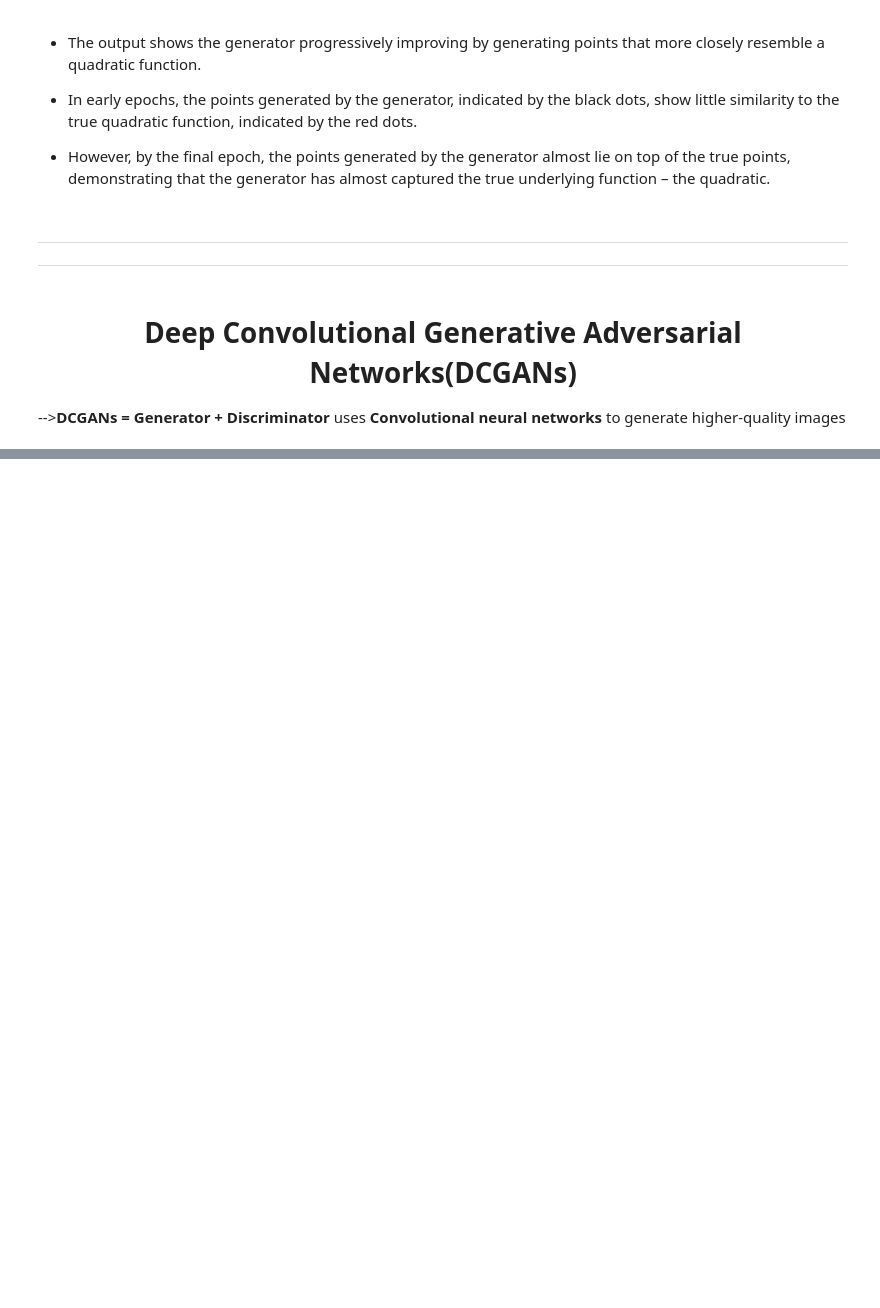
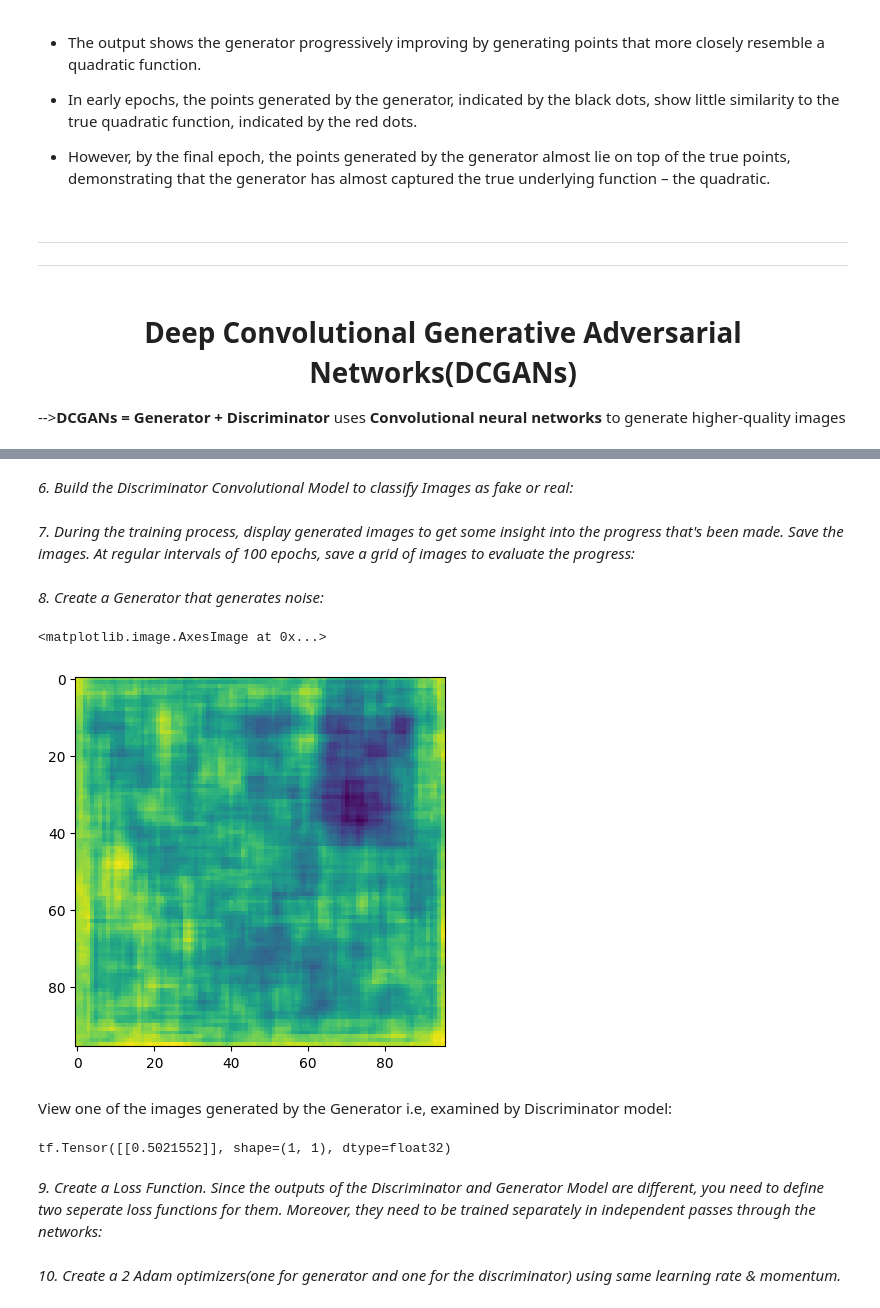
Before and after one commit to BalavSha/Deep-Learning, a Jupyter notebook: Generative_Adversarial_Networks(GANs).ipynb, the cells around one changed output, grey strips where cells are left out. Drawn from its saved outputs; the diff is of its cells as text; code cells hidden in the pictures; blank space fills up the shorter version.

```diff
--- a/Generative_Adversarial_Networks(GANs).ipynb
+++ b/Generative_Adversarial_Networks(GANs).ipynb
@@ -963,0 +1430,2 @@ train(generator, discriminator, gan_model, latent_dim)
+# %% [markdown]
+*6. Build the Discriminator Convolutional Model to classify Images as fake or real:*
@@ -963,0 +1508,2 @@ train(generator, discriminator, gan_model, latent_dim)
+# %% [markdown]
+*7. During the training process, display generated images to get some insight into the progress that's been made. Save the images. At regular intervals of 100 epochs, save a grid of images to evaluate the progress:*
@@ -963,0 +1556,35 @@ train(generator, discriminator, gan_model, latent_dim)
+# %% [markdown]
+*8. Create a Generator that generates noise:*
+# %%
+# Create a generator model
+generator = create_generator(seed_vector, img_chan)
+
+# Generate a random noise vector
+noise = tf.random.normal([1, seed_vector])
+
+# Use the generator model to generate an image from the noise vector
+gen_img = generator(noise, training=False)
+
+# Display the generated image using Matplotlib
+plt.imshow(gen_img[0, :, :, 0])
+# %% [output]
+<matplotlib.image.AxesImage at 0x...>
+[figure, added]
+# %% [markdown]
+View one of the images generated by the Generator i.e, examined by Discriminator model:
+# %%
+# Set the shape of the input images
+img_shape = (gen_square, gen_square, img_chan)
+
+# Create a discriminator model
+discriminator = create_discriminator(img_shape)
+
+# Use the discriminator model to classify the generated image as real or fake
+decision = discriminator(gen_img)
+
+# Print the output of the discriminator model
+print(decision)
+# %% [output]
+tf.Tensor([[0.5021552]], shape=(1, 1), dtype=float32)
+# %% [markdown]
+*9. Create a Loss Function. Since the outputs of the Discriminator and Generator Model are different, you need to define two seperate loss functions for them. Moreover, they need to be trained separately in independent passes through the networks:*
@@ -963,0 +1621,2 @@ train(generator, discriminator, gan_model, latent_dim)
+# %% [markdown]
+*10. Create a 2 Adam optimizers(one for generator and one for the discriminator) using same learning rate & momentum.*
```
Also changed, not shown: parts of 41 cells of this notebook.
